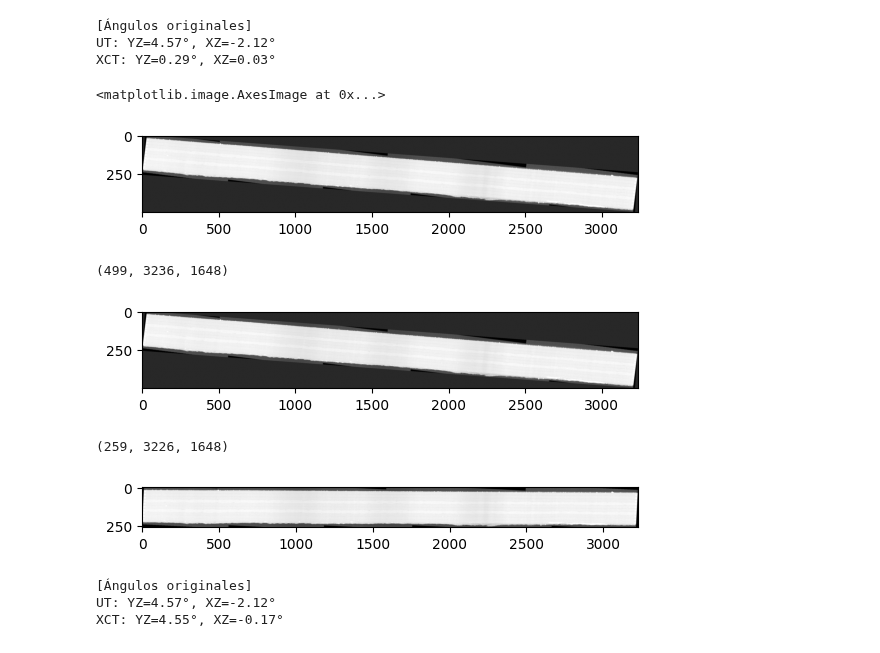
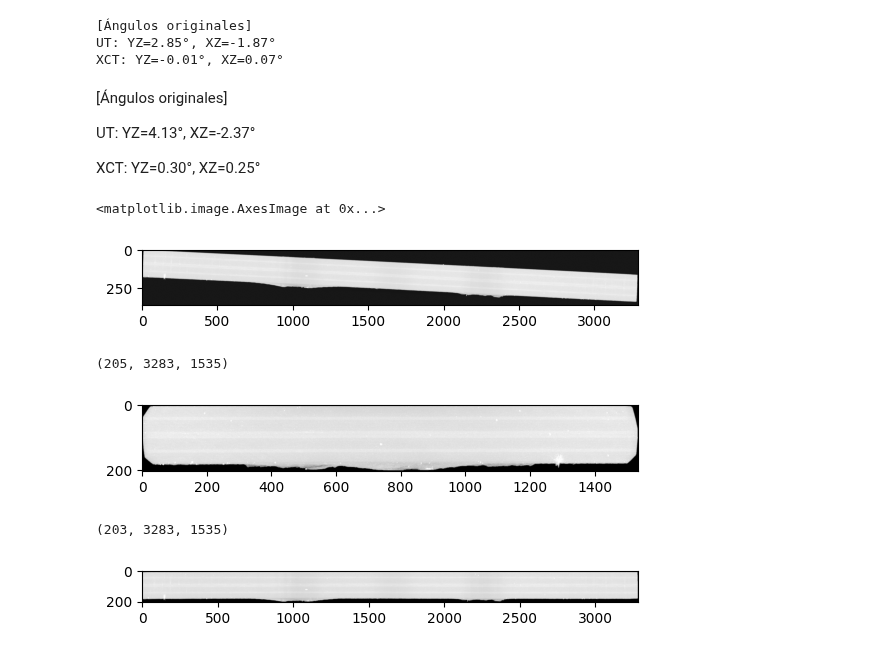
Before and after one commit to topeberti/UTvsXCT-preprocessing, a Jupyter notebook: desarrollo/UTvsXCT register/simpleITK_rotation_angles_optimization_berti.ipynb, the cells around one changed output. Drawn from its saved outputs; the diff is of its cells as text; code cells hidden in the pictures.

```diff
--- a/desarrollo/UTvsXCT register/simpleITK_rotation_angles_optimization_berti.ipynb
+++ b/desarrollo/UTvsXCT register/simpleITK_rotation_angles_optimization_berti.ipynb
@@ -69,26 +16,31 @@ def rotation_error(angles_rad, image_sitk, center_index, target_yz, target_xz):
 
 # ---------- Rutas ----------
 pr_num = 12
-file_XCT = Path(fr'\\192.168.10.106\imdea\DataDriven_UT_AlbertoVicente\02_XCT_data\Airbus\Panel Pegaso\probetas\1\{pr_num}\frontal_90right.tif')
-file_UT = Path(fr'\\192.168.10.106\imdea\DataDriven_UT_AlbertoVicente\03_UT_data\Panel PEGASO\probetas\1\{pr_num}\{pr_num}_lente_amplitude.tif')
+file_XCT = Path(fr'\\192.168.10.106\imdea\DataDriven_UT_AlbertoVicente\02_XCT_data\Juan Ignacio\probetas\4\aligned_90rotright_reslicetop.tif')
+file_UT = Path(fr'\\192.168.10.106\imdea\DataDriven_UT_AlbertoVicente\03_UT_data\Probetas JI\probetas\4\4_amplitude.tif')
 
 volume_XCT = tiff.imread(file_XCT)
 volume_UT = tiff.imread(file_UT)
 # %%
 
 # ---------- Ángulos ----------
-angle_yz_ut, angle_xz_ut = angles_estimation(volume_UT)
+angle_yz_ut, angle_xz_ut = YZ_XZ_inclination(volume_UT,'UT')
 
-angle_yz_xct, angle_xz_xct = angles_estimation(volume_XCT)
-
+angle_yz_xct, angle_xz_xct = YZ_XZ_inclination(volume_XCT,'XCT')
 
 print('[Ángulos originales]')
 print(f'UT: YZ={angle_yz_ut:.2f}°, XZ={angle_xz_ut:.2f}°')
 print(f'XCT: YZ={angle_yz_xct:.2f}°, XZ={angle_xz_xct:.2f}°')
 # %% [output]
 [Ángulos originales]
-UT: YZ=4.57°, XZ=-2.12°
-XCT: YZ=0.29°, XZ=0.03°
+UT: YZ=2.85°, XZ=-1.87°
+XCT: YZ=-0.01°, XZ=0.07°
+# %% [markdown]
+[Ángulos originales]
+
+UT: YZ=4.13°, XZ=-2.37°
+
+XCT: YZ=0.30°, XZ=0.25°
 # %%
 rotation_angle_yz = angle_yz_xct - angle_yz_ut
 rotation_angle_xz = angle_xz_xct - angle_xz_ut
@@ -100,7 +52,7 @@ rotated_img = rotate(img, angle=rotation_angle_yz, axes=(0, 1), reshape=True, cv
 plt.imshow(rotated_img, cmap='gray')
 # %% [output]
 <matplotlib.image.AxesImage at 0x...>
-[figure, old version]
+[figure, new version]
 # %%
 def rotate_volume(volume, angle_yz, angle_xz):
 
@@ -225,31 +174,18 @@ def rotate_volume(volume, angle_yz, angle_xz, n_jobs=-1):
     return rotated_volume_xz
 # %%
 # Example usage
-rotated_volume_XCT = rotate_volume(volume_XCT, rotation_angle_yz, 0)
+rotated_volume_XCT = rotate_volume(volume_XCT, angle_yz_xct, angle_xz_xct)
 # %%
-plt.imshow(rotated_volume_XCT.max(axis=2), cmap='gray')
+plt.imshow(rotated_volume_XCT.max(axis=1), cmap='gray')
 
 print(rotated_volume_XCT.shape)
 # %% [output]
-(499, 3236, 1648)
+(205, 3283, 1535)
-[figure, old version]
+[figure, new version]
 # %%
-plt.imshow(volume_XCT.max(axis=2), cmap='gray')
+plt.imshow(rotated_volume_XCT.max(axis=2), cmap='gray')
 
 print(volume_XCT.shape)
 # %% [output]
-(259, 3226, 1648)
+(203, 3283, 1535)
-[figure, old version]
+[figure, new version]
-# %%
-# ---------- Ángulos ----------
-angle_yz_ut, angle_xz_ut = angles_estimation(volume_UT)
-
-angle_yz_xct, angle_xz_xct = angles_estimation(rotated_volume_XCT)
-
-print('[Ángulos originales]')
-print(f'UT: YZ={angle_yz_ut:.2f}°, XZ={angle_xz_ut:.2f}°')
-print(f'XCT: YZ={angle_yz_xct:.2f}°, XZ={angle_xz_xct:.2f}°')
-# %% [output]
-[Ángulos originales]
-UT: YZ=4.57°, XZ=-2.12°
-XCT: YZ=4.55°, XZ=-0.17°
```
Also changed, not shown: parts of 10 cells of this notebook, 2 other files.
